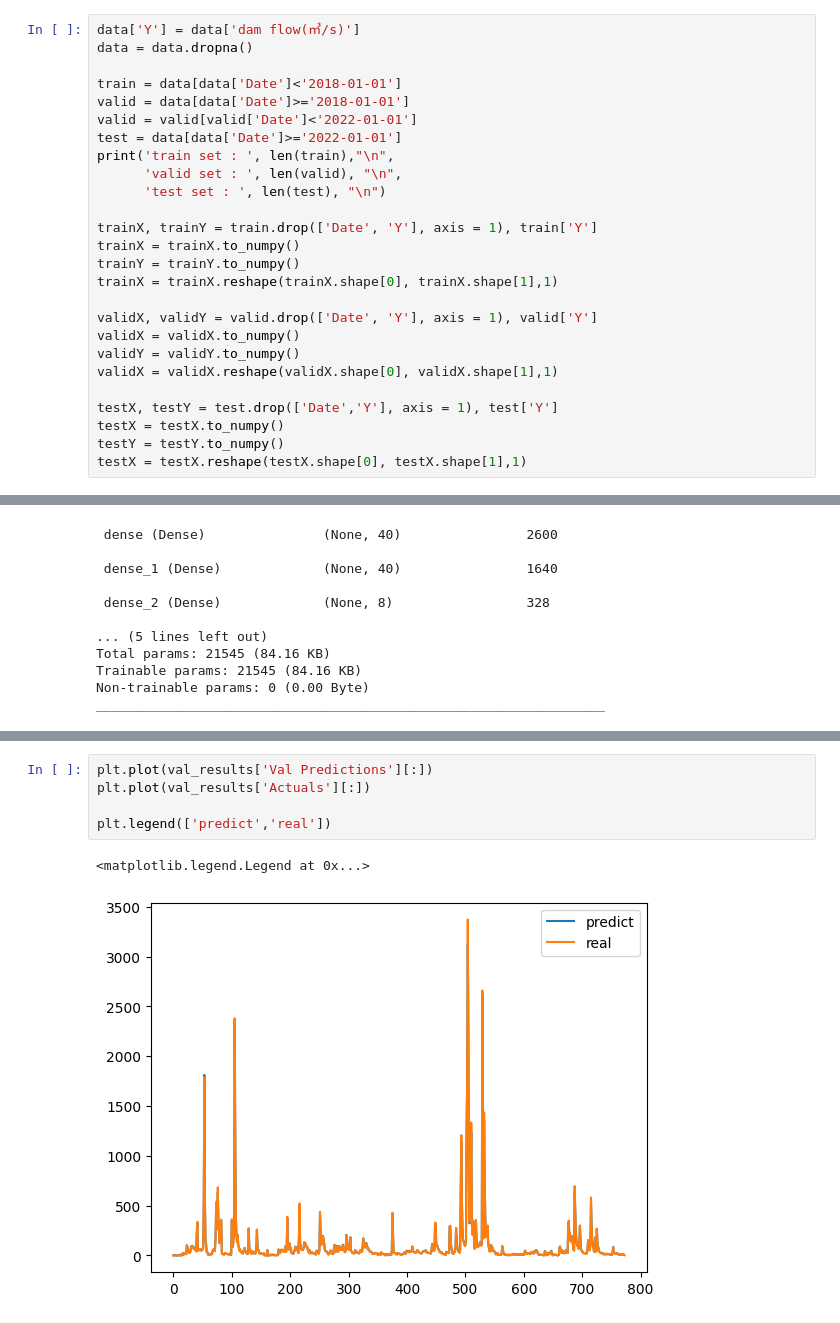
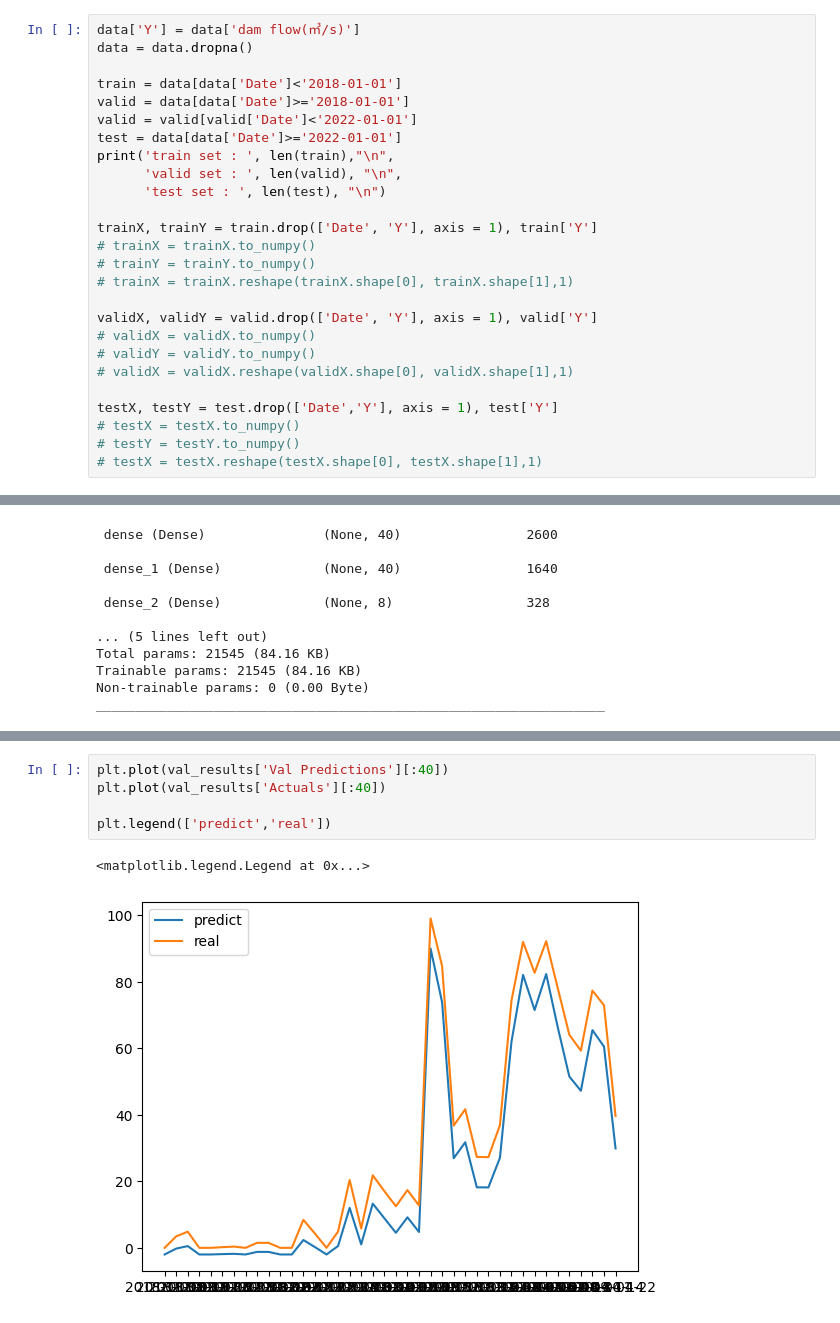
Before and after one commit to zinseo964/dam_flow, a Jupyter notebook: damwithhour.ipynb, the cells around one changed output, grey strips where cells are left out. Cells and saved outputs as stored; diff of their text form.

```diff
--- a/damwithhour.ipynb
+++ b/damwithhour.ipynb
@@ -215,19 +188,19 @@ print('train set : ', len(train),"\n",
       'test set : ', len(test), "\n")
 
 trainX, trainY = train.drop(['Date', 'Y'], axis = 1), train['Y']
-trainX = trainX.to_numpy()
-trainY = trainY.to_numpy()
-trainX = trainX.reshape(trainX.shape[0], trainX.shape[1],1)
+# trainX = trainX.to_numpy()
+# trainY = trainY.to_numpy()
+# trainX = trainX.reshape(trainX.shape[0], trainX.shape[1],1)
 
 validX, validY = valid.drop(['Date', 'Y'], axis = 1), valid['Y']
-validX = validX.to_numpy()
-validY = validY.to_numpy()
-validX = validX.reshape(validX.shape[0], validX.shape[1],1)
+# validX = validX.to_numpy()
+# validY = validY.to_numpy()
+# validX = validX.reshape(validX.shape[0], validX.shape[1],1)
 
 testX, testY = test.drop(['Date','Y'], axis = 1), test['Y']
-testX = testX.to_numpy()
-testY = testY.to_numpy()
-testX = testX.reshape(testX.shape[0], testX.shape[1],1)
+# testX = testX.to_numpy()
+# testY = testY.to_numpy()
+# testX = testX.reshape(testX.shape[0], testX.shape[1],1)
 # %% [output]
 train set :  1814
  valid set :  773
@@ -376,12 +351,12 @@ val_results
 773 rows × 2 columns
 # %%
-plt.plot(val_results['Val Predictions'][:])
-plt.plot(val_results['Actuals'][:])
+plt.plot(val_results['Val Predictions'][:40])
+plt.plot(val_results['Actuals'][:40])
 
 plt.legend(['predict','real'])
 # %% [output]
 <matplotlib.legend.Legend at 0x...>
-[figure, old version]
+[figure, new version]
 # %%
 test_predictions = modelnew.predict(testX).flatten()
 test_results = pd.DataFrame(data={'Test Predictions':test_predictions, 'Actuals':testY})
```
Also changed, not shown: parts of 9 cells of this notebook.
